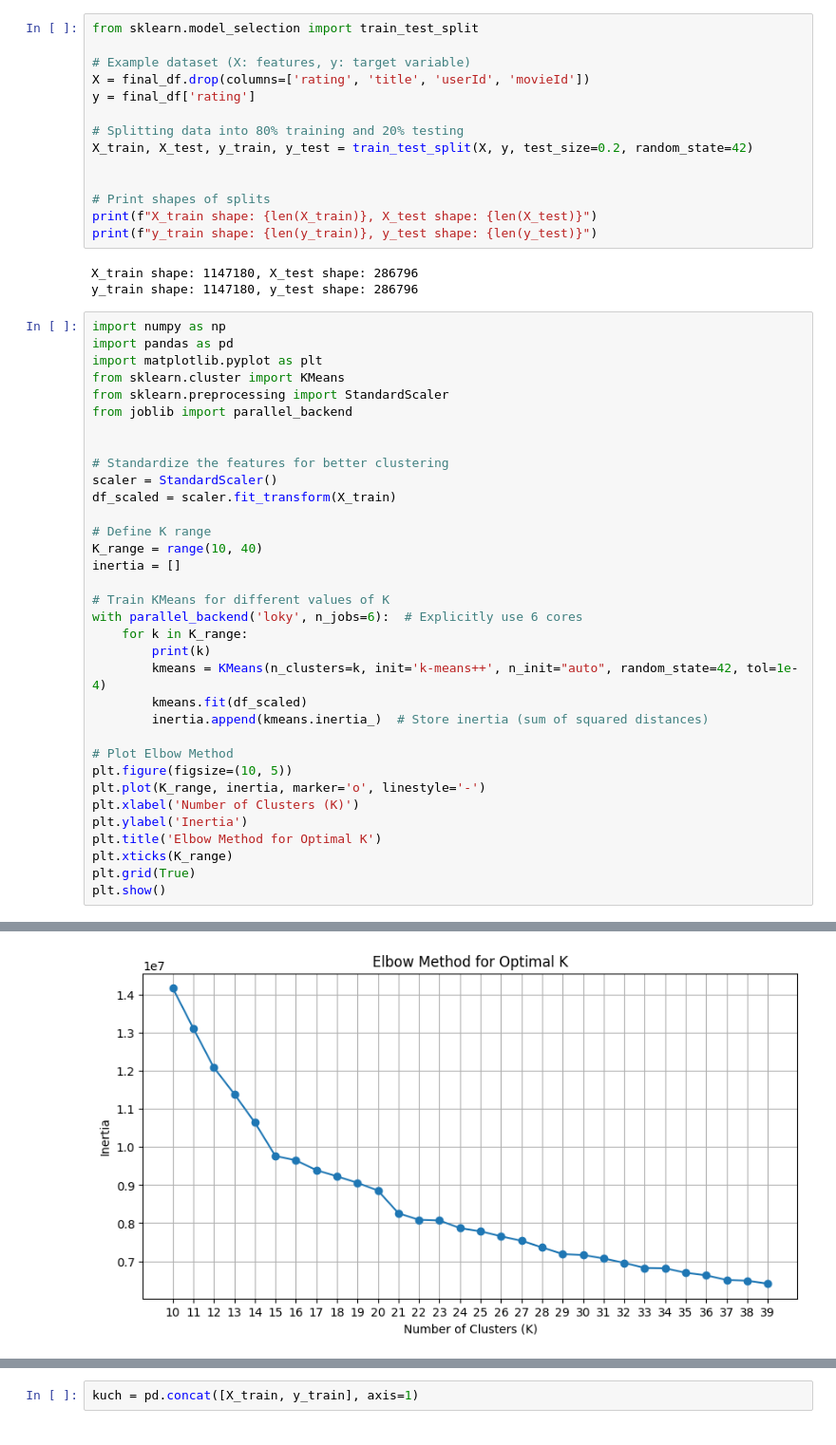
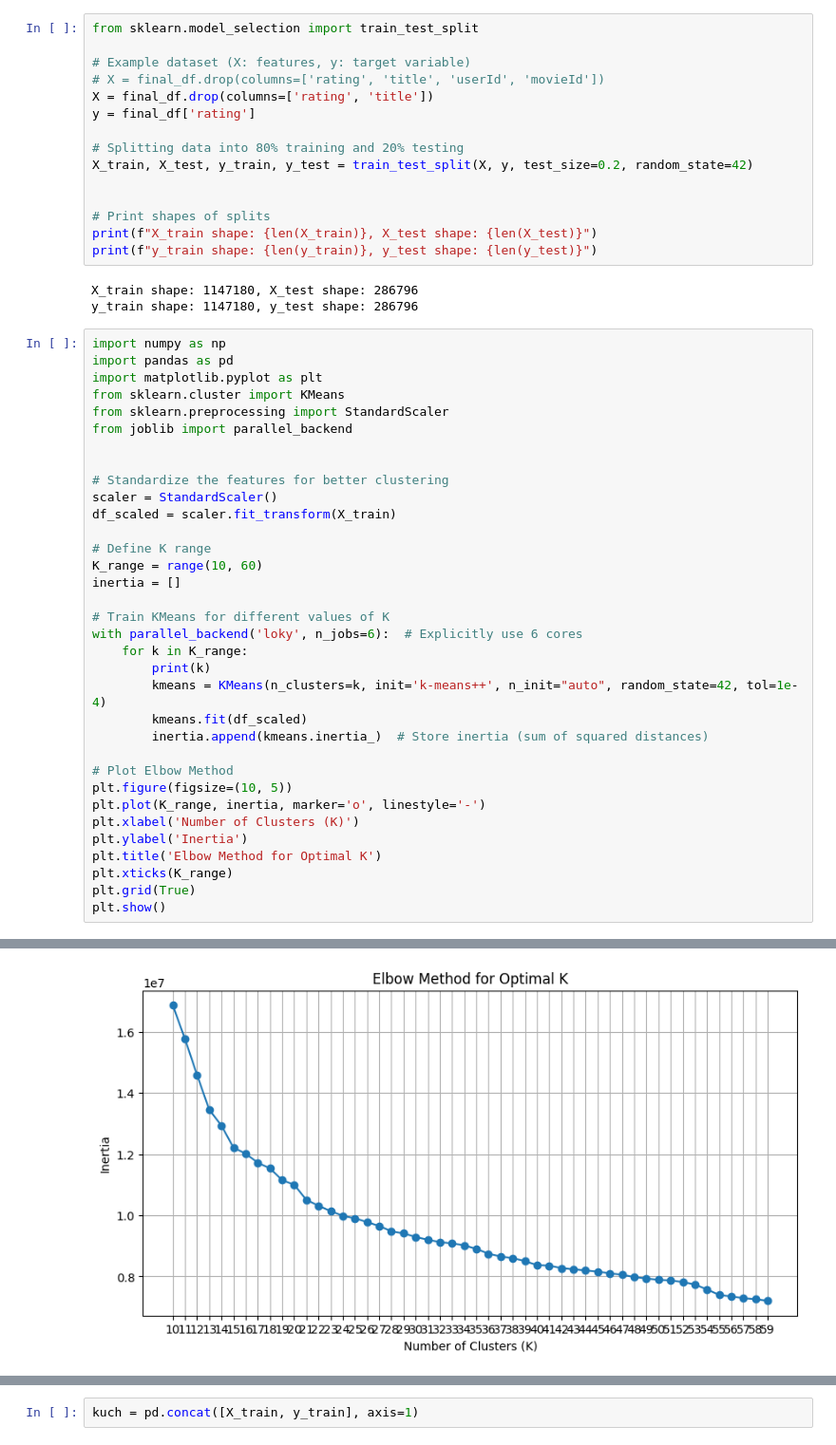
Before and after one commit to musamasarfraz/Movie-Lens, a Jupyter notebook: Training.ipynb, the cells around one changed output, grey strips where cells are left out. Shown at 95% size. Saved outputs shown, nothing was run; the diff lists cells and outputs as text.

```diff
--- a/Training.ipynb
+++ b/Training.ipynb
@@ -360,7 +360,8 @@ final_df
 from sklearn.model_selection import train_test_split
 
 # Example dataset (X: features, y: target variable)
-X = final_df.drop(columns=['rating', 'title', 'userId', 'movieId'])
+# X = final_df.drop(columns=['rating', 'title', 'userId', 'movieId'])
+X = final_df.drop(columns=['rating', 'title'])
 y = final_df['rating']
 
 # Splitting data into 80% training and 20% testing
@@ -387,7 +388,7 @@ scaler = StandardScaler()
 df_scaled = scaler.fit_transform(X_train)
 
 # Define K range
-K_range = range(10, 40)
+K_range = range(10, 60)
 inertia = []
 
 # Train KMeans for different values of K
@@ -446 +447 @@ plt.show()
-[figure, old version]
+[figure, new version]
```
Also changed, not shown: parts of 9 cells of this notebook, 1 other file.
